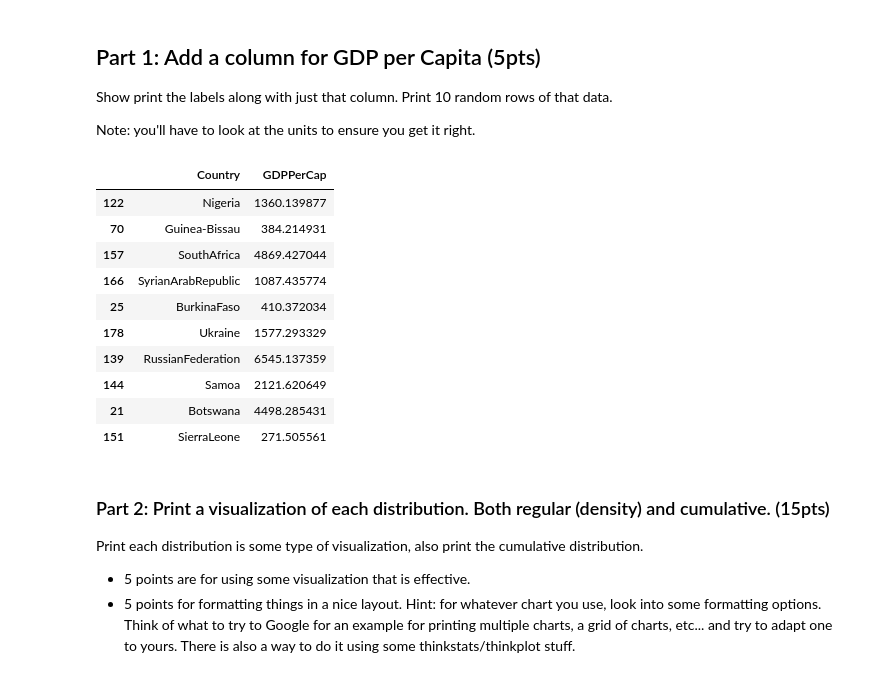
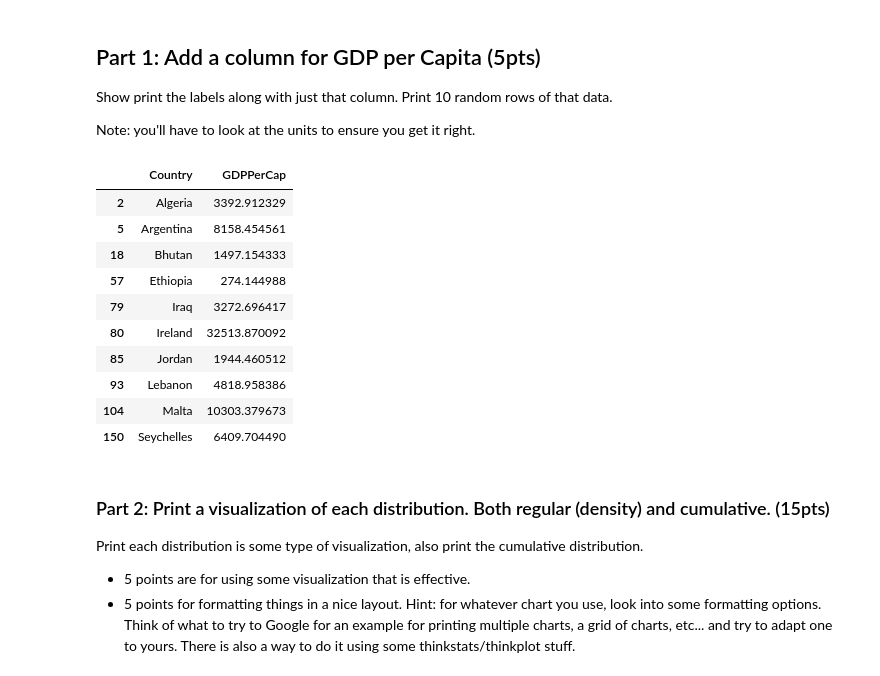
Before and after one commit to shaunmcgregor/BSIP_Assignment_2_Students, a Jupyter notebook: stats_asn_2_start.ipynb, the cells around one changed output. Cells and saved outputs as stored; diff of their text form; code cells hidden in the pictures.

```diff
--- a/stats_asn_2_start.ipynb
+++ b/stats_asn_2_start.ipynb
@@ -48,25 +48,24 @@ Note: you'll have to look at the units to ensure you get it right.
 # %%
 #Part 1
 # NaN is no bueno!
 dfLE.dropna(axis=0, inplace=True)
 
 # add the column with the math thing (maybe it's too late for this?)
 # multiply by 1 mil
-dfLE["GDPPerCapProbablyNot"] = (dfLE["GDP"]/ dfLE["Population"])
-dfLE["GDPPerCap"] = dfLE["GDP"]
-dfLE[["Country", "GDPPerCap",]].sample(10)
+dfLE["GDPPerCap"] = (dfLE["GDP"]/ dfLE["Population"])
+dfLE[["Country", "GDPPerCap",]].sample(10).sort_index()
 # %% [output]
 |  | Country | GDPPerCap |
-| 122 | Nigeria | 1360.139877 |
-| 70 | Guinea-Bissau | 384.214931 |
-| 157 | SouthAfrica | 4869.427044 |
-| 166 | SyrianArabRepublic | 1087.435774 |
-| 25 | BurkinaFaso | 410.372034 |
-| 178 | Ukraine | 1577.293329 |
-| 139 | RussianFederation | 6545.137359 |
-| 144 | Samoa | 2121.620649 |
-| 21 | Botswana | 4498.285431 |
-| 151 | SierraLeone | 271.505561 |
+| 2 | Algeria | 3392.912329 |
+| 5 | Argentina | 8158.454561 |
+| 18 | Bhutan | 1497.154333 |
+| 57 | Ethiopia | 274.144988 |
+| 79 | Iraq | 3272.696417 |
+| 80 | Ireland | 32513.870092 |
+| 85 | Jordan | 1944.460512 |
+| 93 | Lebanon | 4818.958386 |
+| 104 | Malta | 10303.379673 |
+| 150 | Seychelles | 6409.704490 |
 # %% [markdown]
 ### Part 2: Print a visualization of each distribution. Both regular (density) and cumulative. (15pts)
 
```
Also changed, not shown: parts of 14 cells of this notebook.
